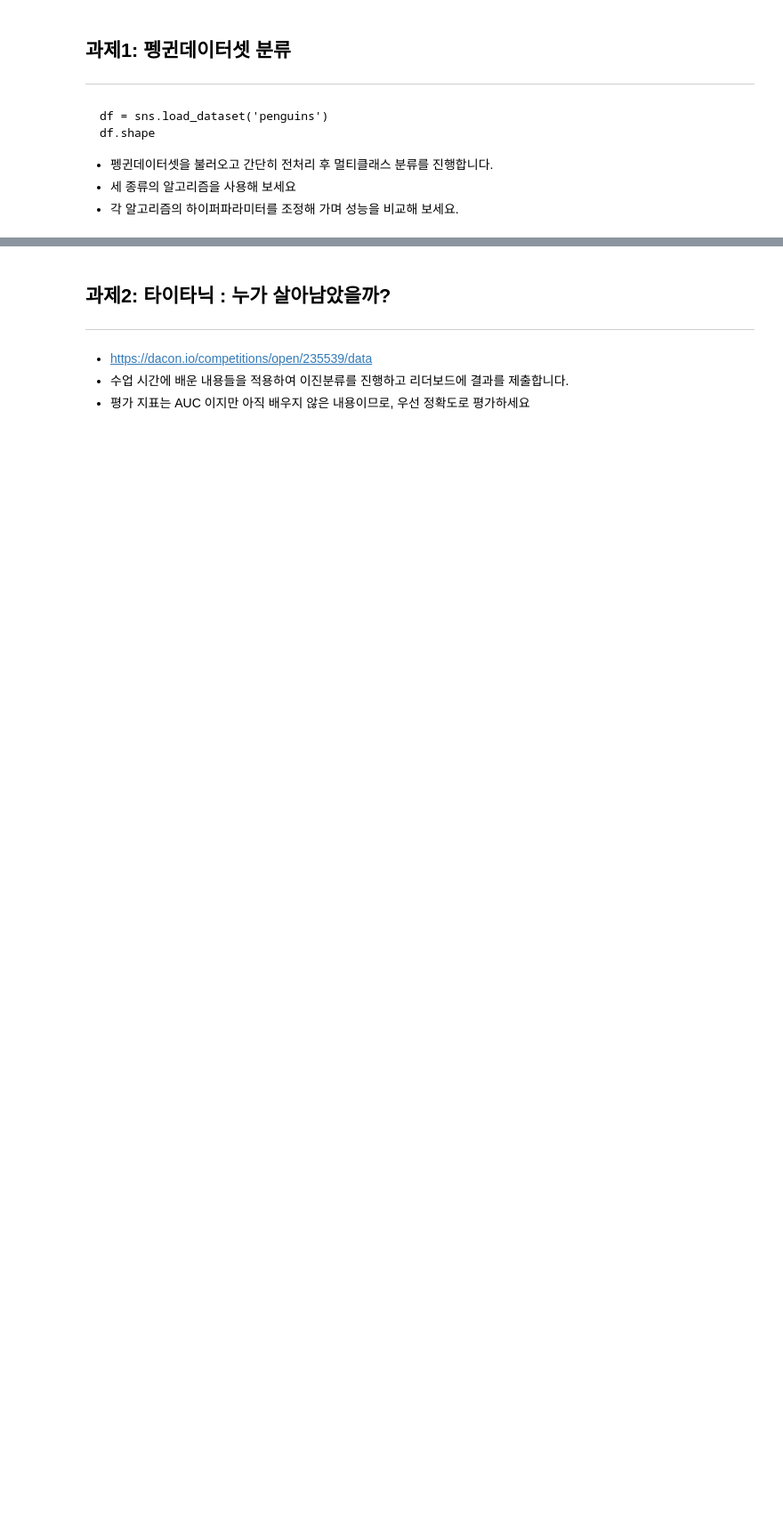
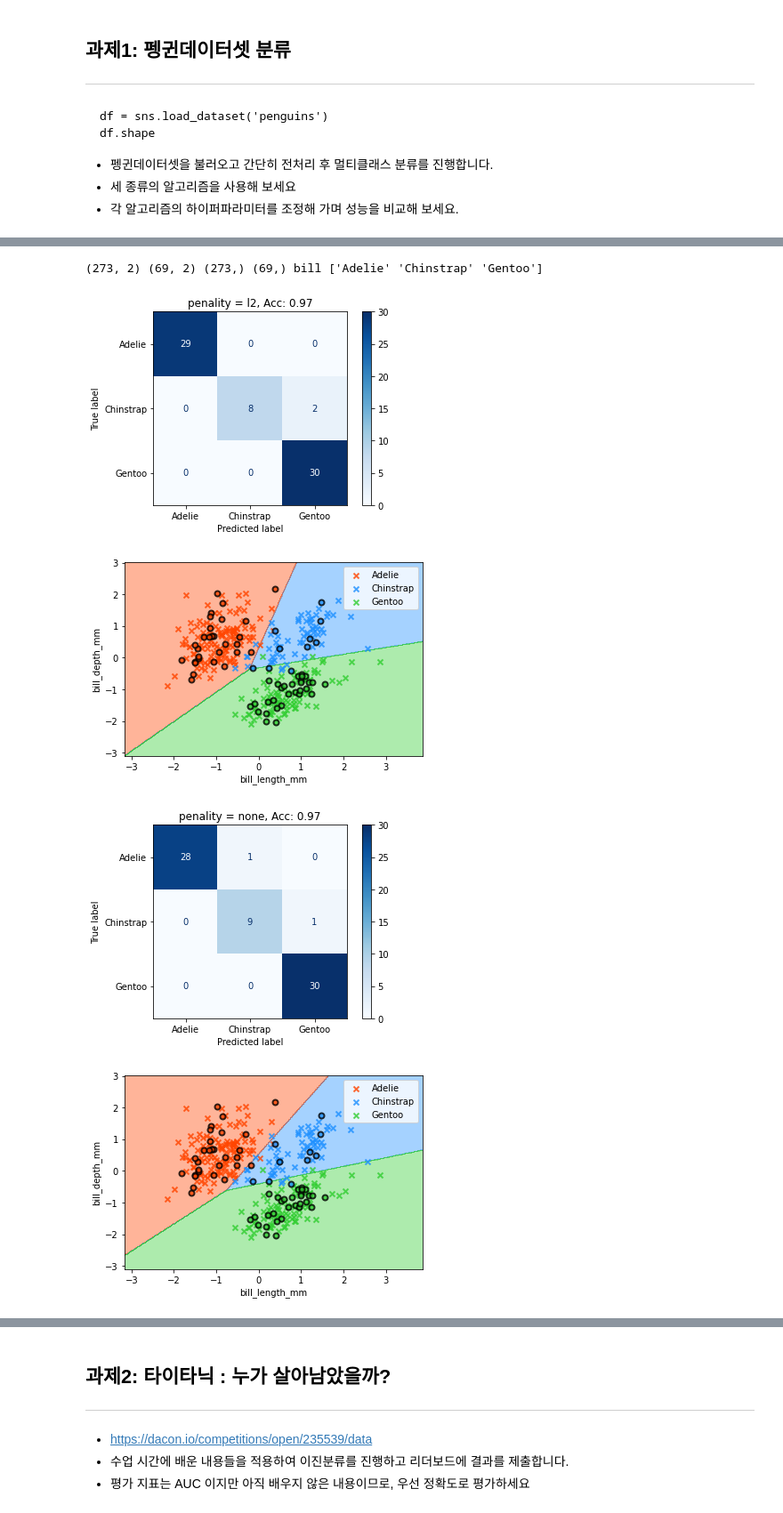
Before and after one commit to PomesHouse/SkillTreePython-DataAnalysis, a Jupyter notebook: 05.머신러닝기반데이터분석/ch05_11_사이킷런실습_분류모델탐색.ipynb, the cells around one changed output, grey strips where cells are left out. Shown at 89% size. Saved outputs shown, nothing was run; the diff lists cells and outputs as text; code cells hidden in the pictures; blank space fills up the shorter version.

```diff
--- a/05.머신러닝기반데이터분석/ch05_11_사이킷런실습_분류모델탐색.ipynb
+++ b/05.머신러닝기반데이터분석/ch05_11_사이킷런실습_분류모델탐색.ipynb
@@ -1058,3 +1076,11 @@ df.shape
 * 펭귄데이터셋을 불러오고 간단히 전처리 후 멀티클래스 분류를 진행합니다.
 * 세 종류의 알고리즘을 사용해 보세요
 * 각 알고리즘의 하이퍼파라미터를 조정해 가며 성능을 비교해 보세요.
+# %%
+from sklearn.metrics import confusion_matrix, ConfusionMatrixDisplay
+
+def draw_cm(model, X, y, title = ''):
+    y_pred = model.predict(X)
+    cm = confusion_matrix(y, y_pred) # 혼돈 행렬 구하기
+    ConfusionMatrixDisplay(cm, display_labels = labels).plot(cmap = "Blues")
+    if title: plt.title(title)
@@ -1060,0 +1195,27 @@ df.shape
+# %%
+from sklearn.model_selection import train_test_split
+from sklearn.linear_model import LogisticRegression
+
+X_train, X_test, y_train, y_test, columns, labels = pen_loader('bill')
+
+for p in ['l2','none']:
+    model = LogisticRegression(solver = 'lbfgs',
+                               multi_class = 'multinomial',
+                               penalty = p)
+    model.fit(X_train, y_train)
+
+    acc = model.score(X_test, y_test)
+    draw_cm(model, X_test, y_test, title = f'penality = {p}, Acc: {np.round(acc, 2)}')
+    plt.show()
+
+    draw_decision_region(model, X_train, y_train,
+                          X_test, y_test,
+                          features = columns,
+                          labels = labels)
+    plt.show()
+# %% [output]
+(273, 2) (69, 2) (273,) (69,) bill ['Adelie' 'Chinstrap' 'Gentoo']
+[figure, added]
+[figure, added]
+[figure, added]
+[figure, added]
```
Also changed, not shown: parts of 14 cells of this notebook.
